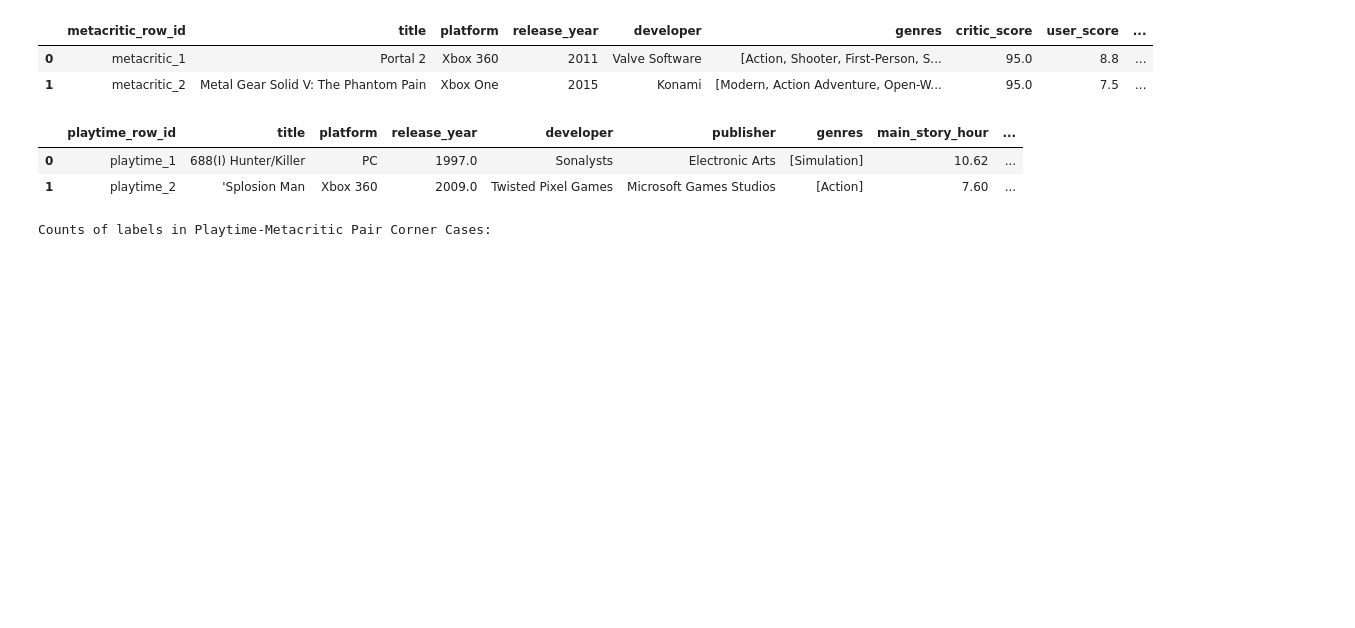
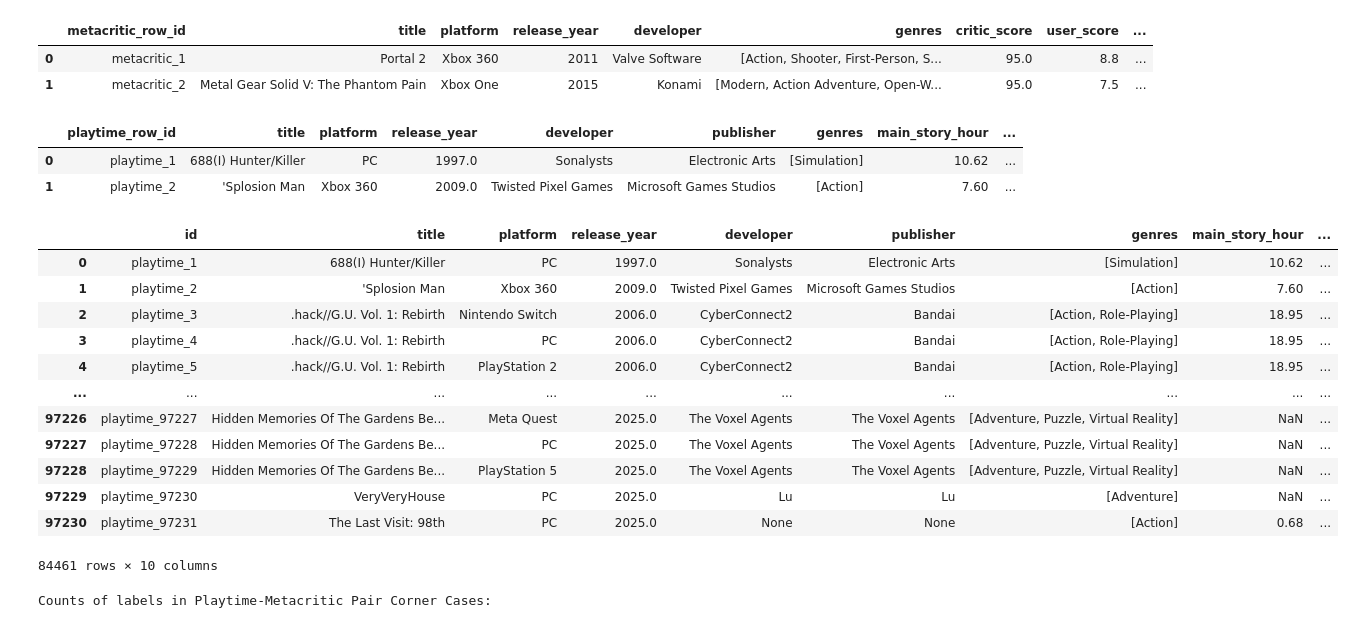
Before and after one commit to onurcanmemis/web-data-integration-team-project, a Jupyter notebook: preprocessing/Matching_Training_Dataset_Preprocessing.ipynb, the cells around one changed output. Cells and saved outputs as stored; diff of their text form; code cells hidden in the pictures; blank space fills up the shorter version.

```diff
--- a/preprocessing/Matching_Training_Dataset_Preprocessing.ipynb
+++ b/preprocessing/Matching_Training_Dataset_Preprocessing.ipynb
@@ -16,7 +16,7 @@ metacritic = load_parquet(DATA_DIR / "df_metacritic.parquet", name="metacritic")
 playtime = load_parquet(DATA_DIR / "df_playtime.parquet", name="playtime")
 sales= load_parquet(DATA_DIR / "df_videogamesales.parquet", name="videogamesales")
 # %%
-def add_row_id(df, dataset_name, id_col=None):
+"""def add_row_id(df, dataset_name, id_col=None):
     if id_col is None:
         id_col = f"{dataset_name}_row_id"
     df = df.copy()
@@ -25,7 +25,7 @@ def add_row_id(df, dataset_name, id_col=None):
 
 metacritic = add_row_id(metacritic, "metacritic")
 sales = add_row_id(sales, "sales")
-playtime = add_row_id(playtime, "playtime")
+playtime = add_row_id(playtime, "playtime")"""
 # %%
 display(sales.head(2))
 display(metacritic.head(2))
@@ -159,6 +159,22 @@ ps_positive = build_positive_pairs(playtime, sales, "playtime", "sales")
 
 pm_negative = build_negative_pairs_strict(playtime, metacritic, "playtime", "metacritic",size=1000)
 ps_negative = build_negative_pairs_strict(playtime, sales, "playtime", "sales",size=1000)
+# %%
+playtime
+# %% [output]
+|  | id | title | platform | release_year | developer | publisher | genres | main_story_hour | ... |
+| 0 | playtime_1 | 688(I) Hunter/Killer | PC | 1997.0 | Sonalysts | Electronic Arts | [Simulation] | 10.62 | ... |
+| 1 | playtime_2 | 'Splosion Man | Xbox 360 | 2009.0 | Twisted Pixel Games | Microsoft Games Studios | [Action] | 7.60 | ... |
+| 2 | playtime_3 | .hack//G.U. Vol. 1: Rebirth | Nintendo Switch | 2006.0 | CyberConnect2 | Bandai | [Action, Role-Playing] | 18.95 | ... |
+| 3 | playtime_4 | .hack//G.U. Vol. 1: Rebirth | PC | 2006.0 | CyberConnect2 | Bandai | [Action, Role-Playing] | 18.95 | ... |
+| 4 | playtime_5 | .hack//G.U. Vol. 1: Rebirth | PlayStation 2 | 2006.0 | CyberConnect2 | Bandai | [Action, Role-Playing] | 18.95 | ... |
+| ... | ... | ... | ... | ... | ... | ... | ... | ... | ... |
+| 97226 | playtime_97227 | Hidden Memories Of The Gardens Be... | Meta Quest | 2025.0 | The Voxel Agents | The Voxel Agents | [Adventure, Puzzle, Virtual Reality] | NaN | ... |
+| 97227 | playtime_97228 | Hidden Memories Of The Gardens Be... | PC | 2025.0 | The Voxel Agents | The Voxel Agents | [Adventure, Puzzle, Virtual Reality] | NaN | ... |
+| 97228 | playtime_97229 | Hidden Memories Of The Gardens Be... | PlayStation 5 | 2025.0 | The Voxel Agents | The Voxel Agents | [Adventure, Puzzle, Virtual Reality] | NaN | ... |
+| 97229 | playtime_97230 | VeryVeryHouse | PC | 2025.0 | Lu | Lu | [Adventure] | NaN | ... |
+| 97230 | playtime_97231 | The Last Visit: 98th | PC | 2025.0 | None | None | [Action] | 0.68 | ... |
+84461 rows × 10 columns
 # %%
 from rapidfuzz import fuzz
 import pandas as pd
```
Also changed, not shown: parts of 1 cell of this notebook, 1 other file.
